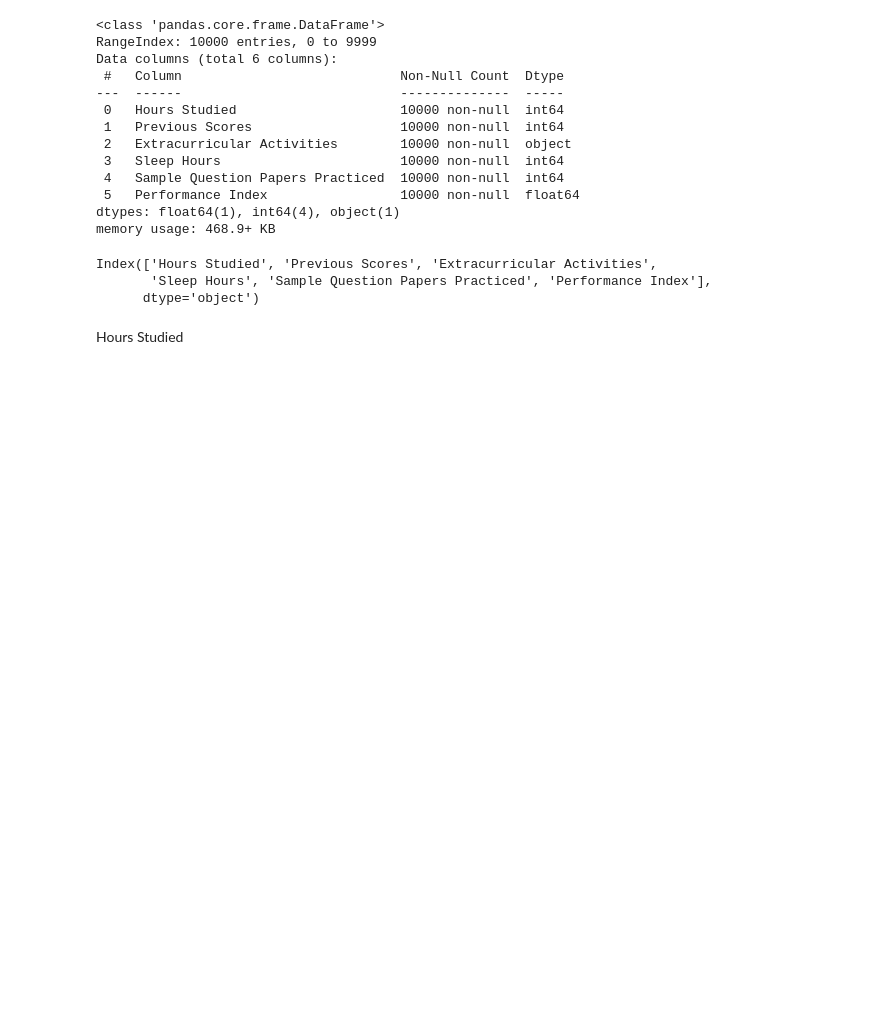
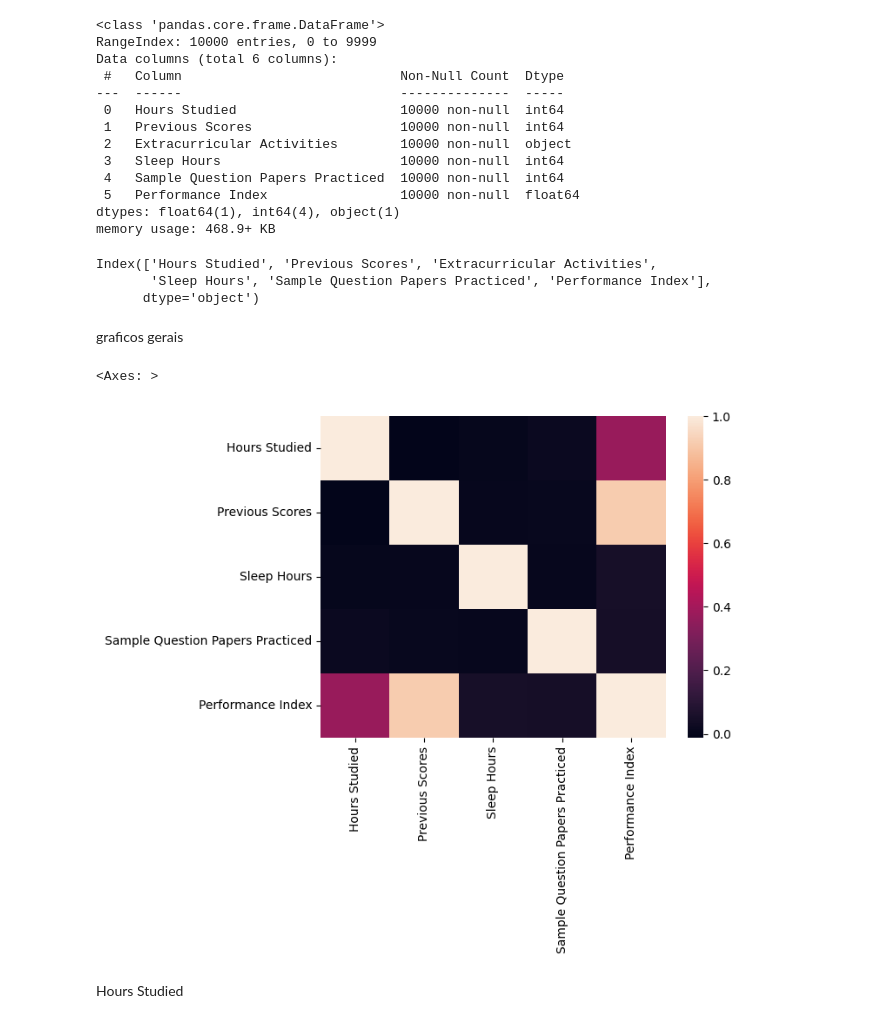
Before and after one commit to ICEI-PUC-Minas-PPL-CDIA/ppl-cd-pcd-sist-int-2024-1-sleepresearch-2024-1, a Jupyter notebook: src/analise_Data1.ipynb, the cells around one changed output. Drawn from its saved outputs; the diff is of its cells as text; code cells hidden in the pictures; blank space fills up the shorter version.

```diff
--- a/src/analise_Data1.ipynb
+++ b/src/analise_Data1.ipynb
@@ -39,6 +39,13 @@ print(data.columns)
 Index(['Hours Studied', 'Previous Scores', 'Extracurricular Activities',
        'Sleep Hours', 'Sample Question Papers Practiced', 'Performance Index'],
       dtype='object')
+# %% [markdown]
+graficos gerais
+# %%
+sns.heatmap(data.drop('Extracurricular Activities',axis=1).corr())
+# %% [output]
+<Axes: >
+[figure, added]
 # %% [markdown]
 Hours Studied
 # %%
```
Also changed, not shown: 3 other files.
